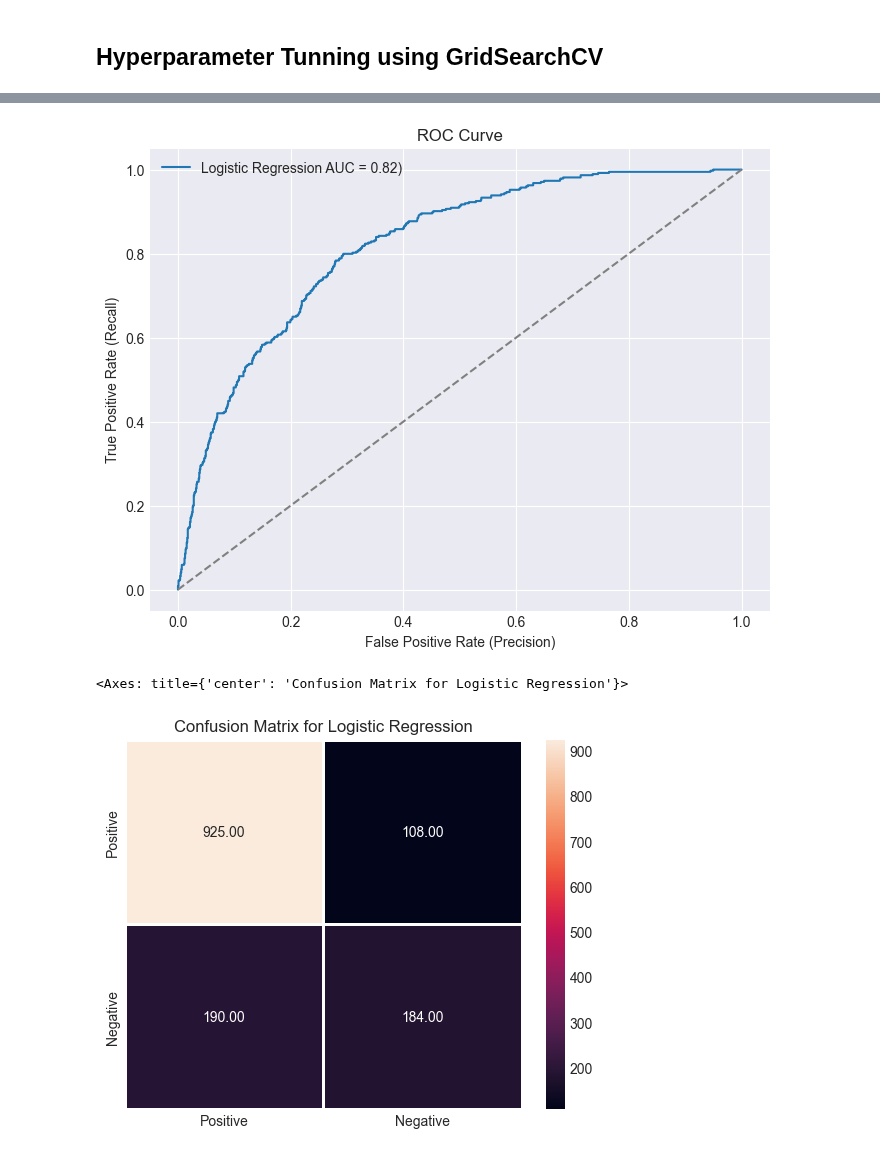
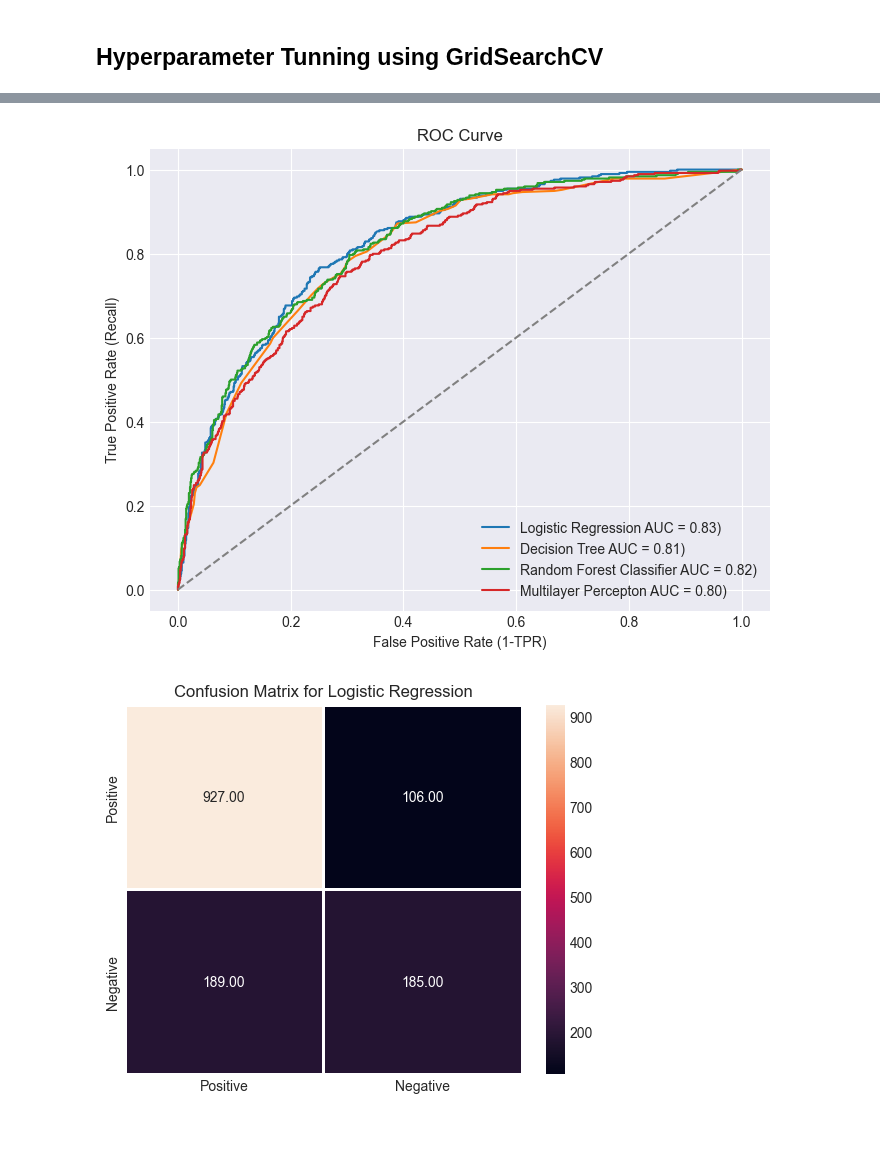
Before and after one commit to SianRods/Data-Science-ML, a Jupyter notebook: GDSC_ML_Task/notebook/model-fitting.ipynb, the cells around one changed output, grey strips where cells are left out. Drawn from its saved outputs; the diff is of its cells as text; code cells hidden in the pictures.

Commit message:
new plots

```diff
--- a/GDSC_ML_Task/notebook/model-fitting.ipynb
+++ b/GDSC_ML_Task/notebook/model-fitting.ipynb
@@ -164,26 +161,26 @@ models ={
     "Logistic Regression":LogisticRegression(C=0.1, max_iter= 100, penalty= 'l2', solver= 'newton-cholesky'),
     'Decision Tree' : DecisionTreeClassifier(criterion='log_loss', max_depth= 6),
     'Random Forest Classifier': RandomForestClassifier(criterion='gini', max_depth= 10, max_features= 'sqrt', min_samples_leaf= 2, min_samples_split= 5, n_estimators= 100),
-    'Support Vector Machine' : SVC()
+    # 'Support Vector Machine' : SVC(),
+    'MultiLayer Percepton' : MLPClassifier(hidden_layer_sizes=(100,),max_iter=500)
 }
 
 for i in range(len(list(models))):
     model=list(models.values())[i]
-    # Fitting the Model
 
     model.fit(x_train,y_train)
 
-    # Making the Prediction on the Test Data and the Train Data :
+
     y_train_pred=model.predict(x_train)
     y_test_pred=model.predict(x_test)
 
-    # Storing the Weights Assigned By Each Model for Features :
+
     if (i==0):
         model_weights= list(model.coef_.flatten())
         y_prd_lin=y_test_pred
 
 
-    # Performance of Model Training Set :
+
     model_train_accuracy= accuracy_score(y_train,y_train_pred)
     model_train_f1 = f1_score(y_train,y_train_pred,average='weighted')
     model_train_precision= precision_score(y_train,y_train_pred)
@@ -191,7 +188,7 @@ for i in range(len(list(models))):
     model_train_rocauc_score= roc_auc_score(y_train,y_train_pred)
 
 
-    # Performance of Model on  Testing Set
+
     model_test_accuracy= accuracy_score(y_test,y_test_pred)
     model_test_f1 = f1_score(y_test,y_test_pred,average='weighted')
     model_test_precision= precision_score(y_test,y_test_pred)
@@ -213,7 +210,7 @@ for i in range(len(list(models))):
 
     print("-----------------------------------------------------------------")
 
-    # Model Performance for Test Set :
+
 
     print("Model Performance for Test Set ")
     print("-Accuracy : {:.4f}".format(model_test_accuracy))
@@ -323,27 +341,38 @@ for model_name in model_para :
-# %%
-# Here we will be predicting probabilites as we require probabilites of postive class   as  we determine it at various thresholds
-y_probab=list(models.values())[0].predict_proba(x_test)[:,1]
-
-false_postive_r,true_positive_r,thresh=roc_curve(y_test,y_probab)
-auc_score = roc_auc_score(y_test, y_probab)
-# print(plt.style.available)
+# %%
+
+fpr_list=[]
+tpr_list=[]
+auc_score_list=[]
+thresh_list=[]
+for i in range(len(list(models.values()))):
+    y_probab_=list(models.values())[i].predict_proba(x_test)[:,1]
+    # probab_list.append(y_probab_)
+    auc_score=roc_auc_score(y_test,y_probab_)
+    false_postive_r,true_positive_r,thresh=roc_curve(y_test,y_probab_)
+
+    auc_score_list.append(auc_score)
+    fpr_list.append(false_postive_r)
+    tpr_list.append(true_positive_r)
+    thresh_list.append(thresh)
 # %%
 # PLotting the Receiver Operating Characteristic Curve :
 plt.figure(figsize=(8,6))
 plt.style.use('seaborn-v0_8-dark')
 plt.grid(True)
-plt.plot(false_postive_r, true_positive_r, label=f"Logistic Regression AUC = {auc_score:.2f})")
+plt.plot(fpr_list[0], tpr_list[0], label=f"Logistic Regression AUC = {auc_score_list[0]:.2f})")
+plt.plot(fpr_list[1], tpr_list[1], label=f"Decision Tree AUC = {auc_score_list[1]:.2f})")
+plt.plot(fpr_list[2], tpr_list[2], label=f"Random Forest Classifier AUC = {auc_score_list[2]:.2f})")
+plt.plot(fpr_list[3], tpr_list[3], label=f"Multilayer Percepton AUC = {auc_score_list[3]:.2f})")
 plt.plot([0, 1], [0, 1], linestyle='--', color='gray')
-plt.xlabel('False Positive Rate (Precision)')
+plt.xlabel('False Positive Rate (1-TPR)')
 plt.ylabel('True Positive Rate (Recall)')
 plt.title('ROC Curve')
 plt.legend()
 plt.show()
 # %% [output]
-[figure, old version]
+[figure, new version]
 # %%
 plt.title("Confusion Matrix for Logistic Regression")
-sns.heatmap(confusion_matrix(y_test,y_prd_lin),linewidths=1,xticklabels=['Positive','Negative'],yticklabels=['Positive','Negative'],annot=True, fmt=".2f")
+sns.heatmap(confusion_matrix(y_test,y_prd_lin),linewidths=1,xticklabels=['Positive','Negative'],yticklabels=['Positive','Negative'],annot=True, fmt=".2f");
 # %% [output]
-<Axes: title={'center': 'Confusion Matrix for Logistic Regression'}>
 [figure]
```
Also changed, not shown: parts of 10 cells of this notebook.
